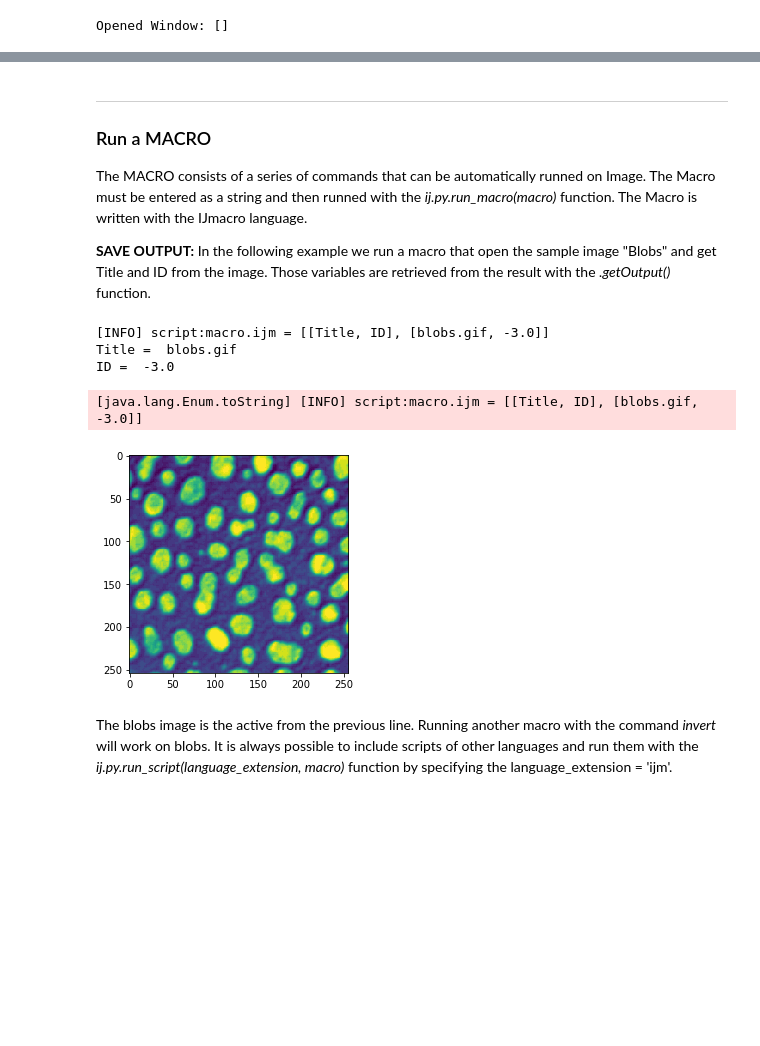
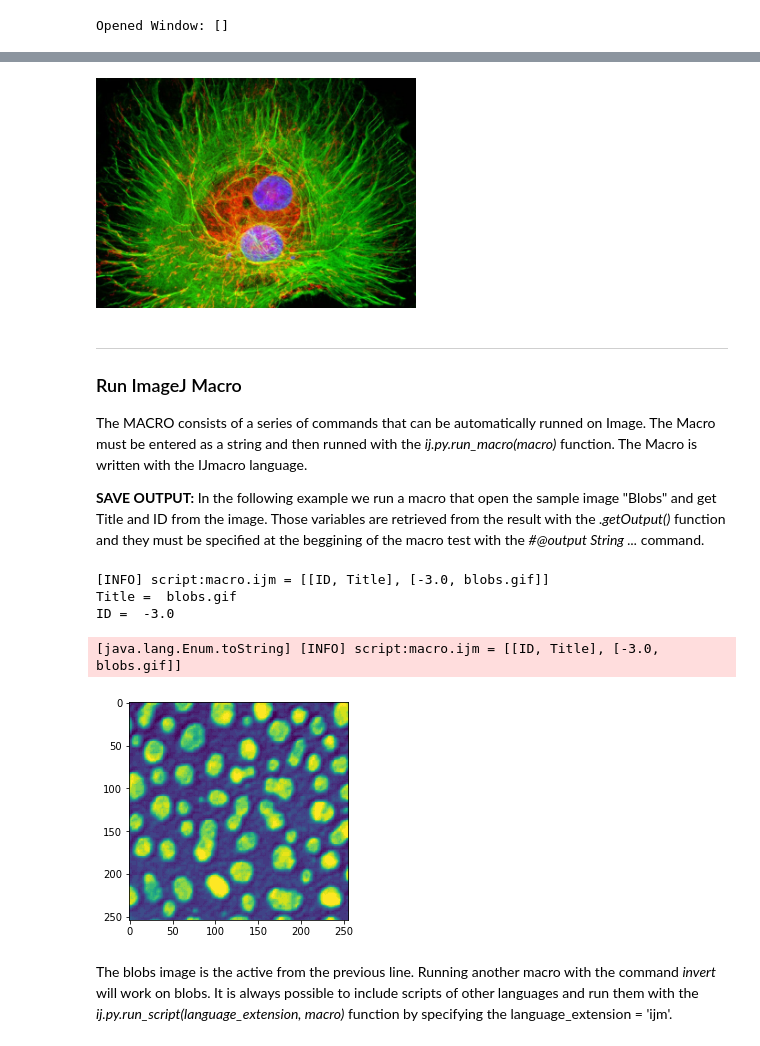
Before and after one commit to NicolasCristini/ImageJ-Processing-Assistant-Notebook, a Jupyter notebook: 00-Introduction.ipynb, the cells around one changed output, grey strips where cells are left out. Saved outputs shown, nothing was run; the diff lists cells and outputs as text; code cells hidden in the pictures; blank space fills up the shorter version.

```diff
--- a/00-Introduction.ipynb
+++ b/00-Introduction.ipynb
@@ -119,35 +122,43 @@ Images command can be displayed to the screen also with the Image() function fro
+# %%
+Image('https://www.microscopyu.com/assets/gallery-images/fluorescence_cv12.jpg', width = 320)
+# %% [output]
+[figure, added]
 # %% [markdown]
 ***
-### Run a MACRO
+
+### Run ImageJ Macro
 
 The MACRO consists of a series of commands that can be automatically runned on Image. The Macro must be entered as a string and then runned with the *ij.py.run_macro(macro)* function. The Macro is written with the IJmacro language.
 
-**SAVE OUTPUT:** In the following example we run a macro that open the sample image "Blobs" and get Title and ID from the image. Those variables are retrieved from the result with the *.getOutput()* function.
+**SAVE OUTPUT:** In the following example we run a macro that open the sample image "Blobs" and get Title and ID from the image. Those variables are retrieved from the result with the *.getOutput()* function and they must be specified at the beggining of the macro test with the *#@output String ...* command.
 # %%
 #MACRO: open an image, get the filename and get the Title.
 #GET Title and Id as output so that we can use it later
 macro1 = """
+//DEFINE IO
+#@output String ID
 #@output String Title
-#@output String ID
 
+//MACRO CODE
 run("Blobs (25K)");
 Title = getTitle();
 ID = getImageID();
 """
 
-result_1 = ij.py.run_macro(macro1)
-Title = result_1.getOutput('Title')
-ID = result_1.getOutput('ID')
+result1 = ij.py.run_macro(macro1)
+Title = result1.getOutput('Title')
+ID = result1.getOutput('ID')
+
 print("Title = " , Title , "\n"
       "ID = ", ID)
 
 blobs = ij.py.active_image_plus() #Activate the opened image and show it on the screen
 ij.py.show(blobs)
 # %% [output]
-[INFO] script:macro.ijm = [[Title, ID], [blobs.gif, -3.0]]
+[INFO] script:macro.ijm = [[ID, Title], [-3.0, blobs.gif]]
 Title =  blobs.gif
 ID =  -3.0
-[java.lang.Enum.toString] [INFO] script:macro.ijm = [[Title, ID], [blobs.gif, -3.0]]
+[java.lang.Enum.toString] [INFO] script:macro.ijm = [[ID, Title], [-3.0, blobs.gif]]
 [figure]
 # %% [markdown]
 The blobs image is the active from the previous line. Running another macro with the command *invert* will work on blobs. It is always possible to include scripts of other languages and run them with the *ij.py.run_script(language_extension, macro)* function by specifying the language_extension = 'ijm'.
```
Also changed, not shown: parts of 62 cells of this notebook.
